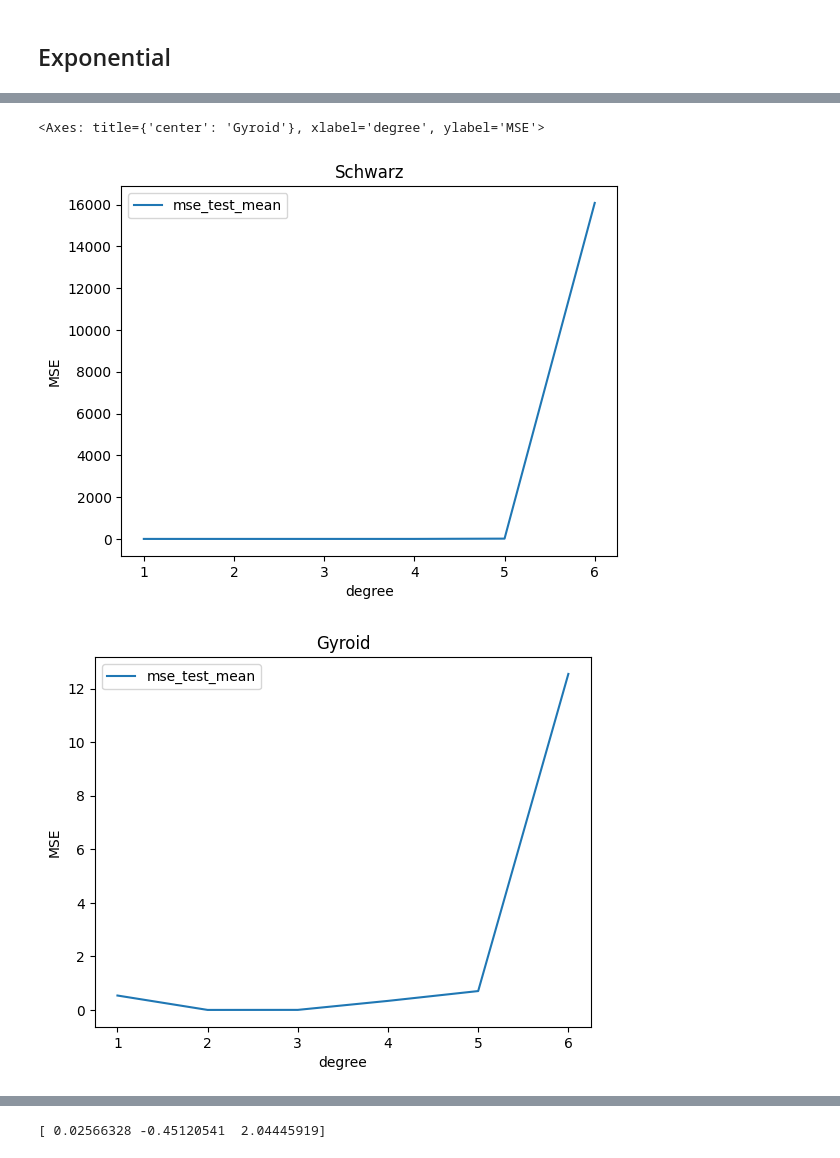
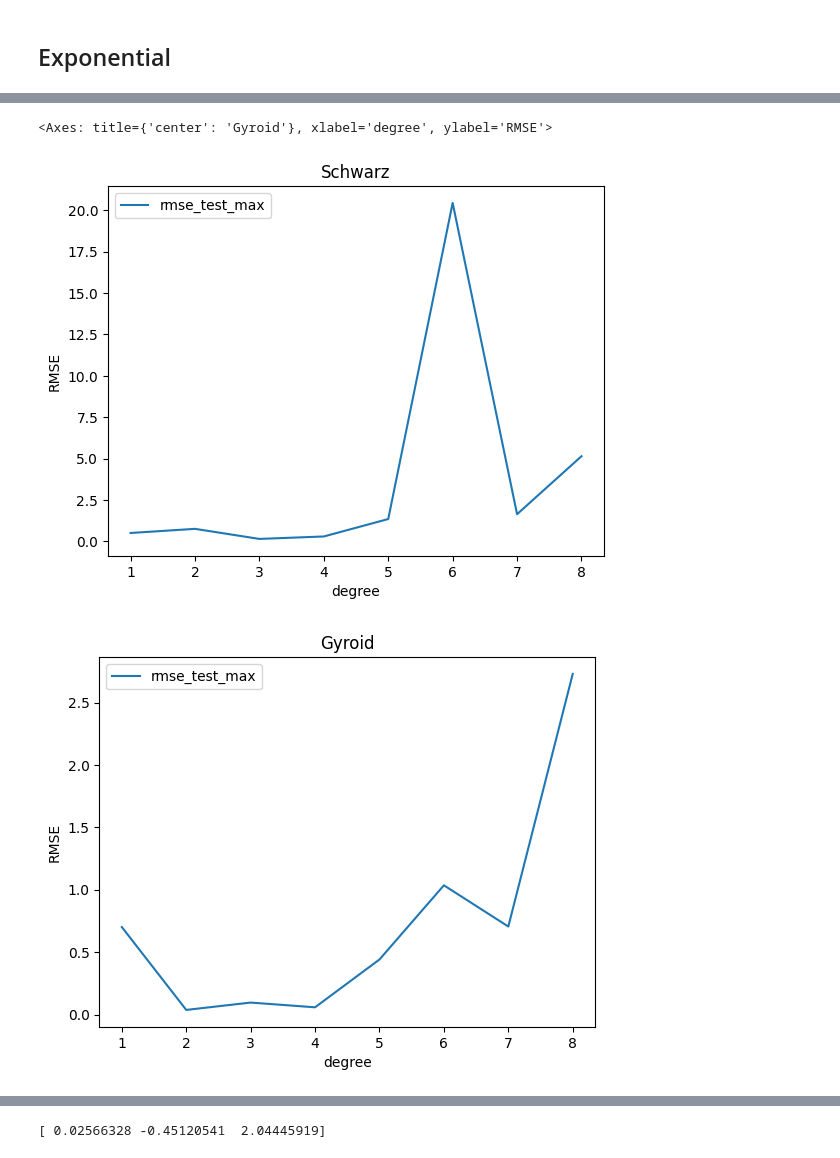
Before and after one commit to Snopoff/Persistent-Homology-of-Triple-Periodic-Minimal-Surfaces, a Jupyter notebook: model.ipynb, the cells around one changed output, grey strips where cells are left out. Drawn from its saved outputs; the diff is of its cells as text; code cells hidden in the pictures.

```diff
--- a/model.ipynb
+++ b/model.ipynb
@@ -254,0 +342,10 @@ NameError: name 'y_pred' is not defined
+# %%
+DEG = 4
+
+poly_schwarz = PolynomialModel(degree=DEG, model_name="Schwarz")
+X_train, X_test, y_train, y_test = train_test_split(data_schwarz['x'], data_schwarz['y'])
+print(X_train.shape, y_train.shape, X_test.shape, y_test.shape)
+metrics = poly_schwarz.fit_eval(X_train, y_train, X_test, y_test)
+
+fig = poly_schwarz.plot(X_train, y_train, X_test, y_test, title=f"Polynomial Schwarz: degree = {DEG}; RMSE = {metrics['rmse_test']:.3f}")
+plt.show()
@@ -254,0 +368,7 @@ NameError: name 'y_pred' is not defined
+# %%
+fig = plt.figure()
+plt.plot(range(1,MAX_DEG), rmse_schwarz, c='red', label='schwarz')
+plt.plot(range(1,MAX_DEG), rmse_gyroid, c='blue', label='gyroid')
+plt.xlabel('degree')
+plt.ylabel("RMSE")
+plt.legend(loc='best')
@@ -271,7 +394,10 @@ class ExponentialModel(PolynomialModel):
         return {"r2_test": r2_score(y_test, y_pred),
                 "r2_train": r2_score(y_train, y_hat),
                 "mse_test": mean_squared_error(y_test, y_pred),
-                "mse_train": mean_squared_error(y_train, y_hat)}
+                "mse_train": mean_squared_error(y_train, y_hat),
+                "rmse_test": np.sqrt(mean_squared_error(y_test, y_pred)),
+                "rmse_train": np.sqrt(mean_squared_error(y_train, y_hat)),
+                }
 
 
     def return_formula(self):
@@ -281,18 +407,34 @@ class ExponentialModel(PolynomialModel):
         polynomial = " + ".join([coef + var for coef, var in
                                  zip(coeffs_str, variables) if np.abs(float(coef)) > self.round_for_poly])
         return f"{np.exp(self.model['linear'].intercept_):.2f} * " + f"exp({polynomial})"
+
+    def plot(self, X_train, y_train, X_test=None, y_test=None, title=None):
+        if X_test is None or y_test is None:
+            X_test = X_train
+            y_test = y_train
+
+        fig = plt.figure()
+        plt.scatter(X_train, y_train, c='blue', label="train")
+        plt.scatter(X_test, np.exp(self.model.predict(X_test)), c='red', label="pred")
+        plt.scatter(X_test, y_test, c='purple', label="true")
+        if title is None:
+            plt.title(self.model_name + f": degree = {self.degree}")
+        else:
+            plt.title(title)
+        plt.legend(loc='best')
+        return fig
 # %%
-MAX_DEG_EXPONENTIAL = 7
+MAX_DEG_EXPONENTIAL = 9
 
 schwarz_exponential_experiments = Experiments(ExponentialModel, data_schwarz)
 schwarz_exponential_metrics = schwarz_exponential_experiments.run_experiments(degrees=range(1,MAX_DEG_EXPONENTIAL))
 print(schwarz_exponential_metrics)
-schwarz_exponential_experiments.results_df.plot("degree", "mse_test_mean", ylabel='MSE', title="Schwarz")
+schwarz_exponential_experiments.results_df.plot("degree", "rmse_test_max", ylabel='RMSE', title="Schwarz")
 
 gyroid_exponential_experiments = Experiments(ExponentialModel, data_gyroid)
 gyroid_exponential_metrics = gyroid_exponential_experiments.run_experiments(degrees=range(1,MAX_DEG_EXPONENTIAL))
 print(gyroid_exponential_metrics)
-gyroid_exponential_experiments.results_df.plot("degree", "mse_test_mean", ylabel='MSE', title="Gyroid")
+gyroid_exponential_experiments.results_df.plot("degree", "rmse_test_max", ylabel='RMSE', title="Gyroid")
 # %% [output]
 Current degree is 1
 Fold 0
@@ -314,4 +456,4 @@ Fold 0
-<Axes: title={'center': 'Gyroid'}, xlabel='degree', ylabel='MSE'>
+<Axes: title={'center': 'Gyroid'}, xlabel='degree', ylabel='RMSE'>
-[figure, old version]
+[figure, new version]
-[figure, old version]
+[figure, new version]
 # %%
```
Also changed, not shown: parts of 29 cells of this notebook, 2 other files.
